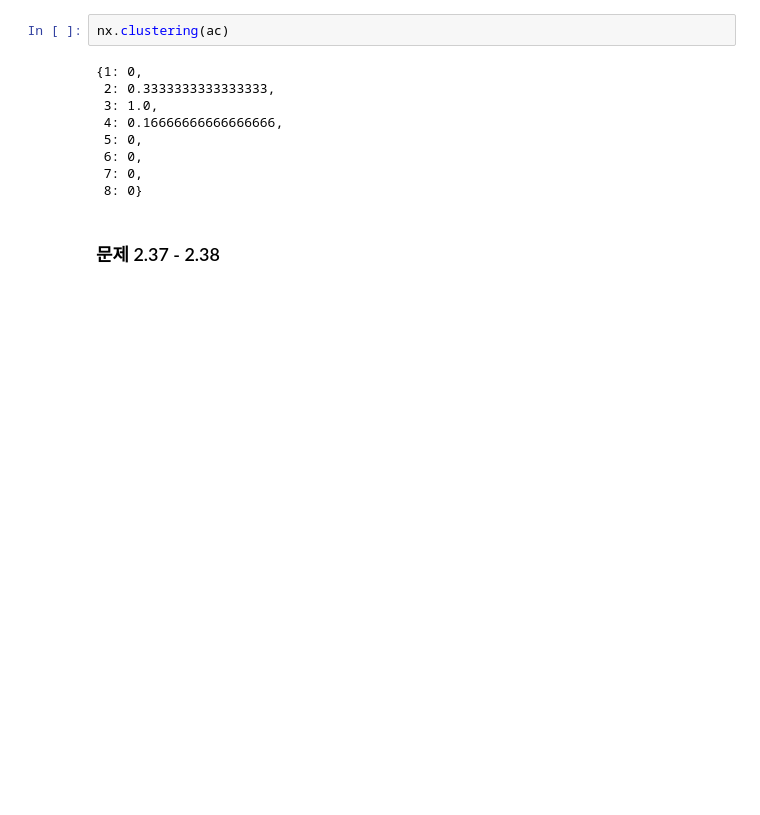
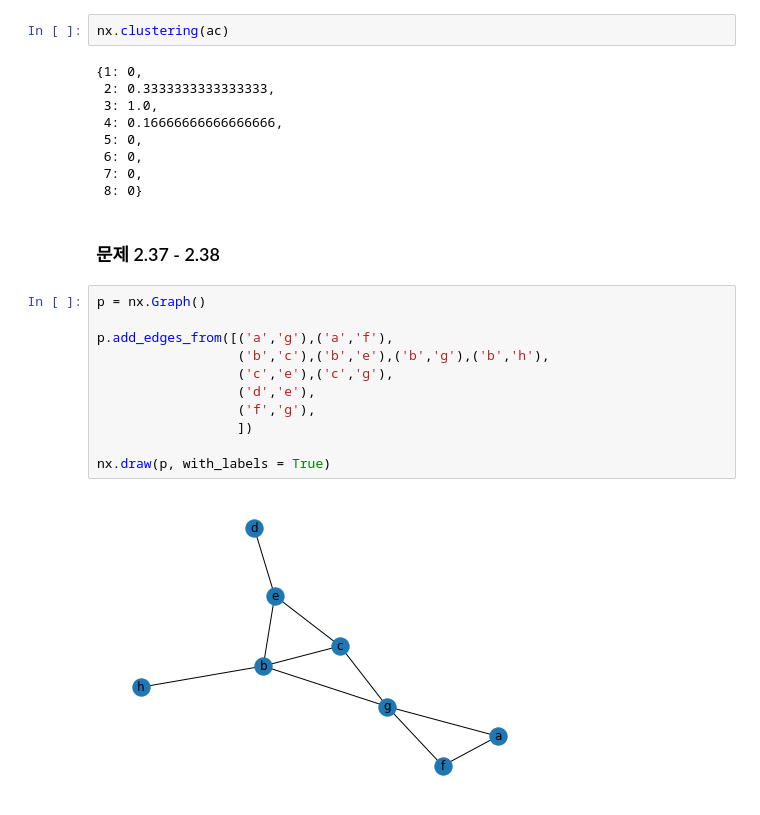
Before and after one commit to hr1588/network, a Jupyter notebook: 2장.ipynb, the cells around one changed output. Saved outputs shown, nothing was run; the diff lists cells and outputs as text; blank space fills up the shorter version.

```diff
--- a/2장.ipynb
+++ b/2장.ipynb
@@ -648,3 +664,16 @@ nx.clustering(ac)
  8: 0}
 # %% [markdown]
 ### 문제 2.37 - 2.38
+# %%
+p = nx.Graph()
+
+p.add_edges_from([('a','g'),('a','f'),
+                  ('b','c'),('b','e'),('b','g'),('b','h'),
+                  ('c','e'),('c','g'),
+                  ('d','e'),
+                  ('f','g'),
+                  ])
+
+nx.draw(p, with_labels = True)
+# %% [output]
+[figure, added]
```
Also changed, not shown: parts of 18 cells of this notebook.
